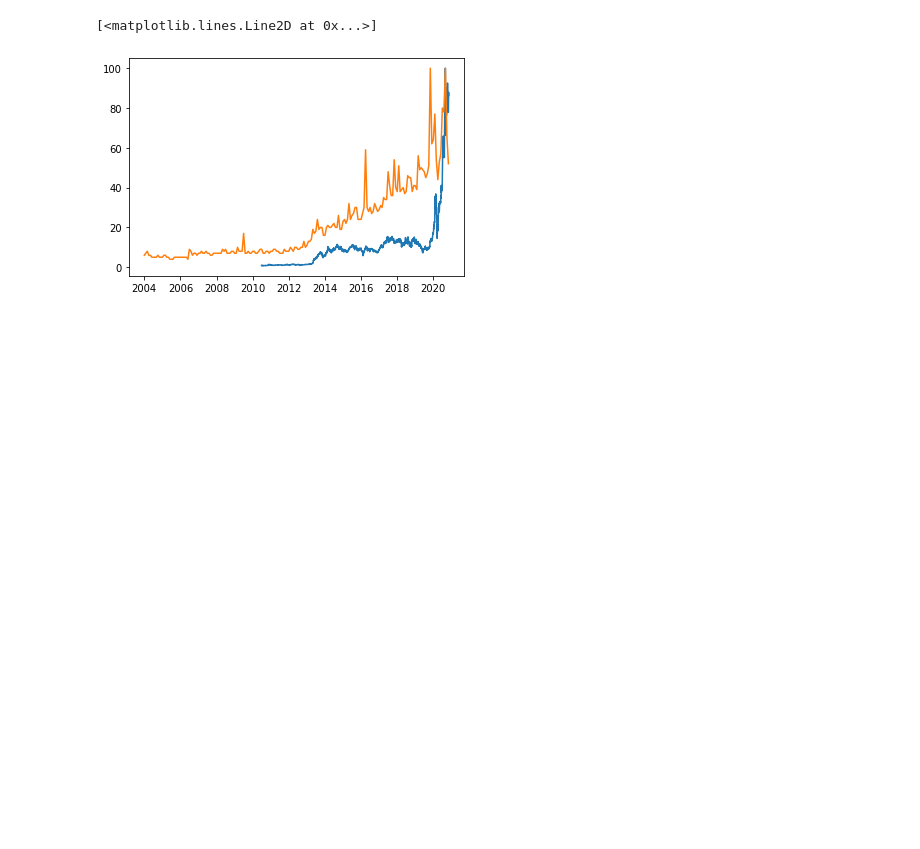
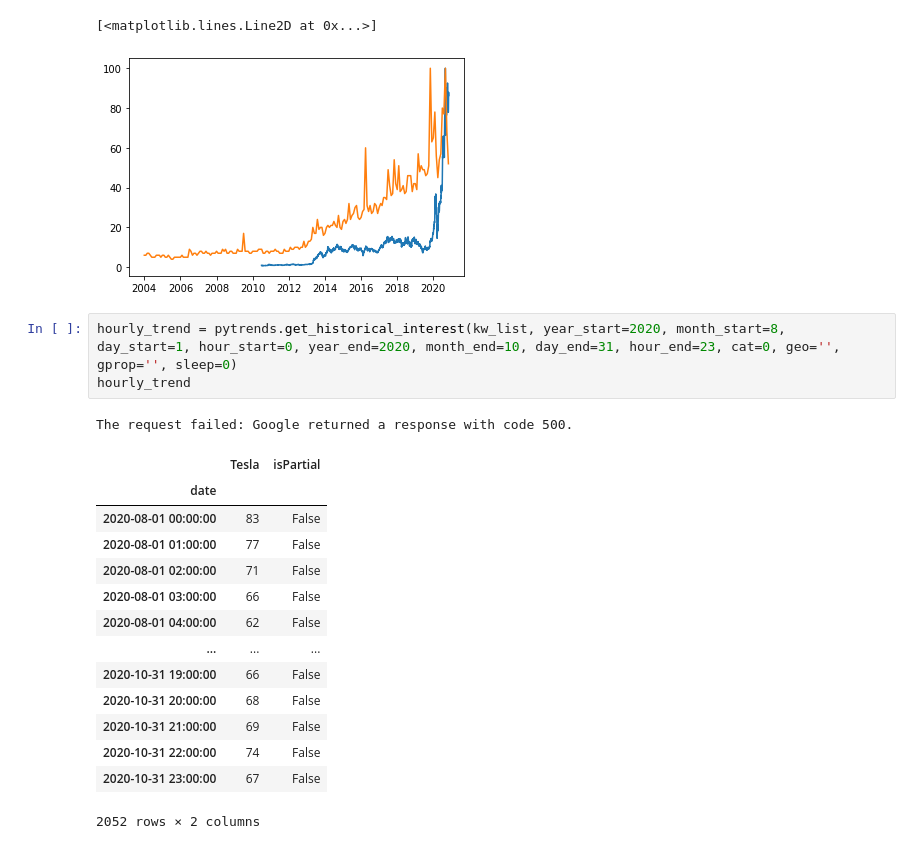
Before and after one commit to evilpegasus/google-trends-financial-modeling, a Jupyter notebook: clean_data.ipynb, the cells around one changed output. Saved outputs shown, nothing was run; the diff lists cells and outputs as text; blank space fills up the shorter version.

```diff
--- a/clean_data.ipynb
+++ b/clean_data.ipynb
@@ -82,3 +66,22 @@ plt.plot(trend["Tesla"])
 # %% [output]
 [<matplotlib.lines.Line2D at 0x...>]
 [figure]
+# %%
+hourly_trend = pytrends.get_historical_interest(kw_list, year_start=2020, month_start=8, day_start=1, hour_start=0, year_end=2020, month_end=10, day_end=31, hour_end=23, cat=0, geo='', gprop='', sleep=0)
+hourly_trend
+# %% [output]
+The request failed: Google returned a response with code 500.
+|  | Tesla | isPartial |
+| date |  |  |
+| 2020-08-01 00:00:00 | 83 | False |
+| 2020-08-01 01:00:00 | 77 | False |
+| 2020-08-01 02:00:00 | 71 | False |
+| 2020-08-01 03:00:00 | 66 | False |
+| 2020-08-01 04:00:00 | 62 | False |
+| ... | ... | ... |
+| 2020-10-31 19:00:00 | 66 | False |
+| 2020-10-31 20:00:00 | 68 | False |
+| 2020-10-31 21:00:00 | 69 | False |
+| 2020-10-31 22:00:00 | 74 | False |
+| 2020-10-31 23:00:00 | 67 | False |
+2052 rows × 2 columns
```
Also changed, not shown: parts of 3 cells of this notebook.
